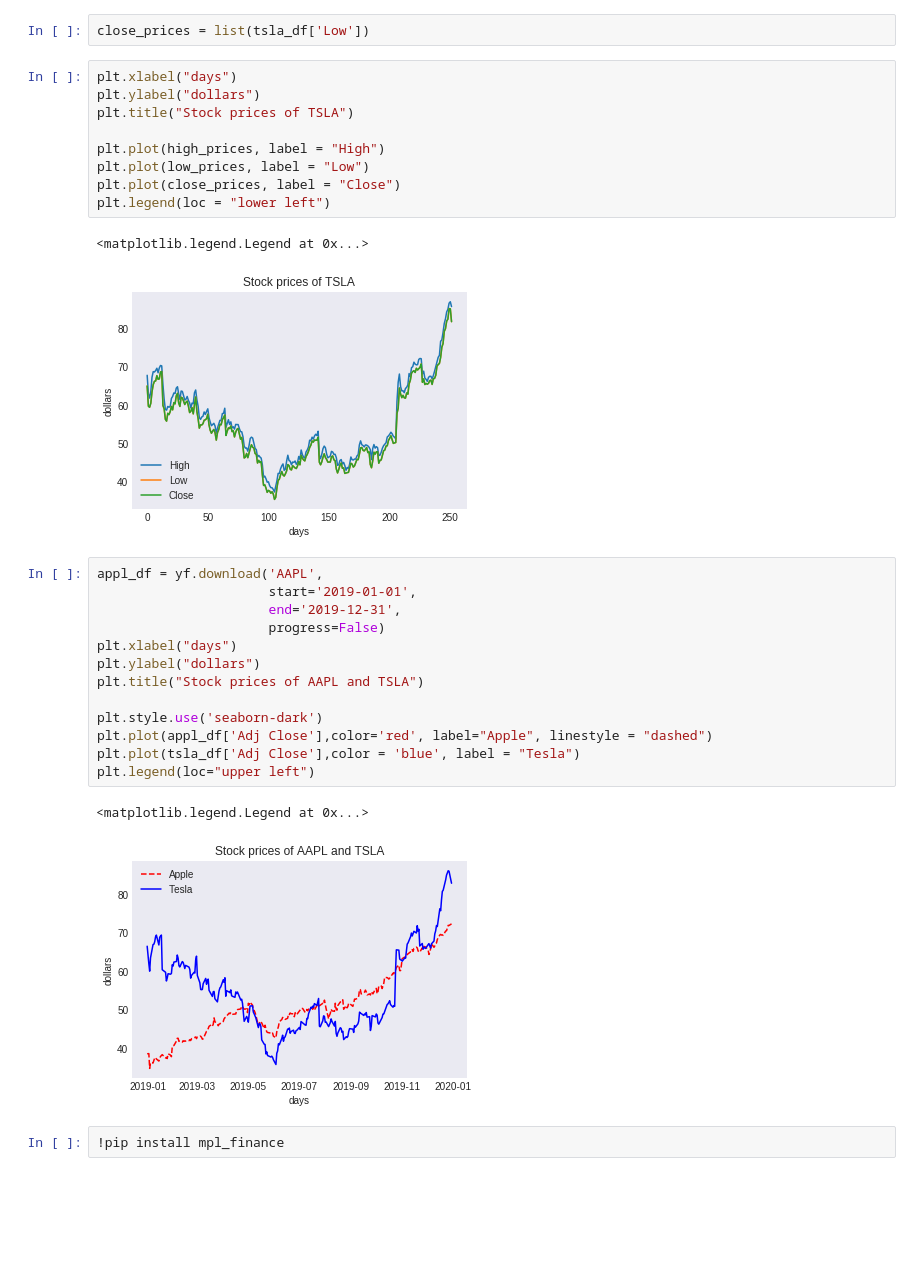
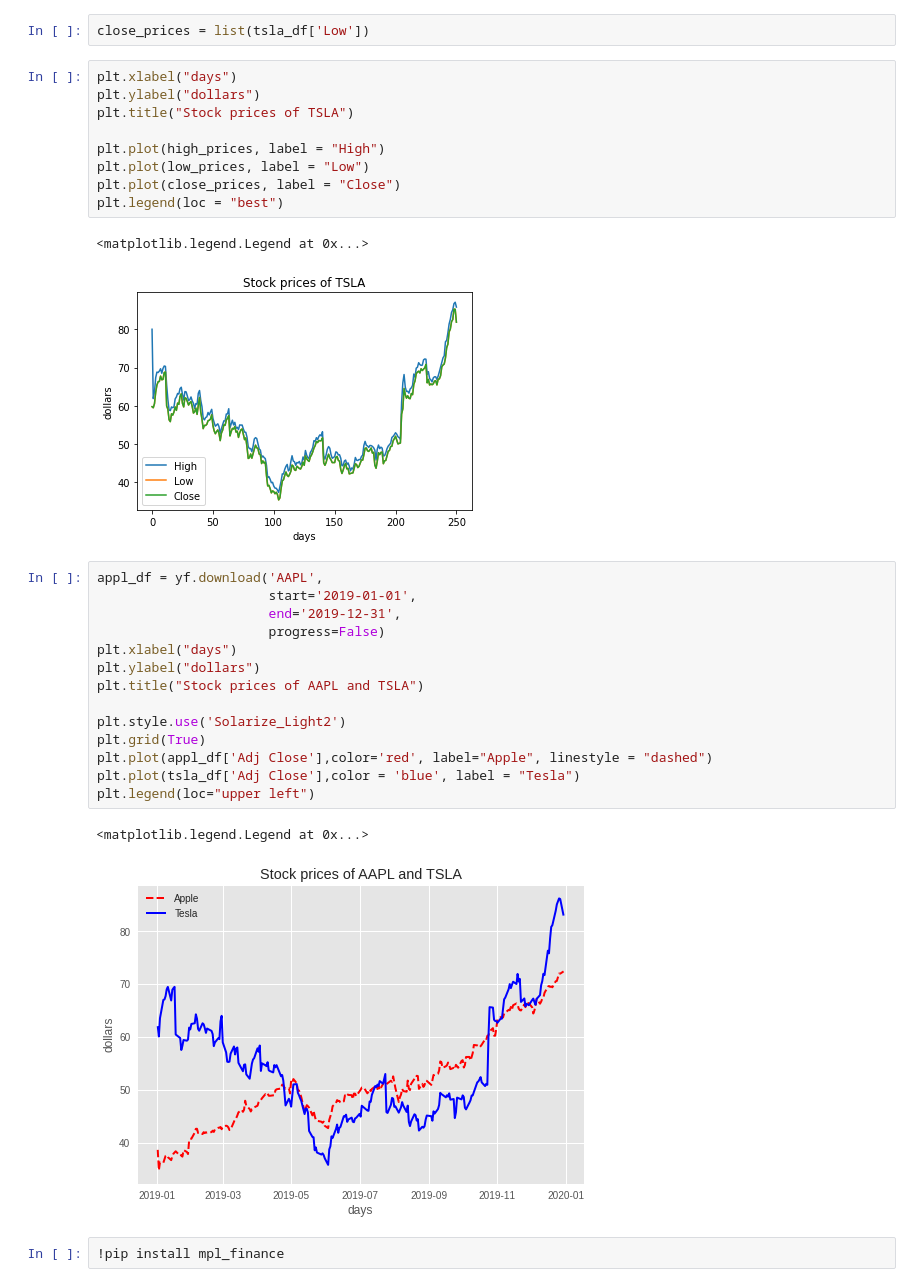
Before and after one commit to IliasSuvanov/DSforEconomists, a Jupyter notebook: Seminar2/Untitled.ipynb, the cells around one changed output. Saved outputs shown, nothing was run; the diff lists cells and outputs as text; blank space fills up the shorter version.

```diff
--- a/Seminar2/Untitled.ipynb
+++ b/Seminar2/Untitled.ipynb
@@ -131,26 +298,27 @@ plt.title("Stock prices of TSLA")
 plt.plot(high_prices, label = "High")
 plt.plot(low_prices, label = "Low")
 plt.plot(close_prices, label = "Close")
-plt.legend(loc = "lower left")
+plt.legend(loc = "best")
 # %% [output]
 <matplotlib.legend.Legend at 0x...>
-[figure, old version]
+[figure, new version]
 # %%
 appl_df = yf.download('AAPL',
                       start='2019-01-01',
                       end='2019-12-31',
                       progress=False)
 plt.xlabel("days")
 plt.ylabel("dollars")
 plt.title("Stock prices of AAPL and TSLA")
 
-plt.style.use('seaborn-dark')
+plt.style.use('Solarize_Light2')
+plt.grid(True)
 plt.plot(appl_df['Adj Close'],color='red', label="Apple", linestyle = "dashed")
 plt.plot(tsla_df['Adj Close'],color = 'blue', label = "Tesla")
 plt.legend(loc="upper left")
 # %% [output]
 <matplotlib.legend.Legend at 0x...>
-[figure, old version]
+[figure, new version]
 # %%
 !pip install mpl_finance
 # %%
```
Also changed, not shown: parts of 35 cells of this notebook.
